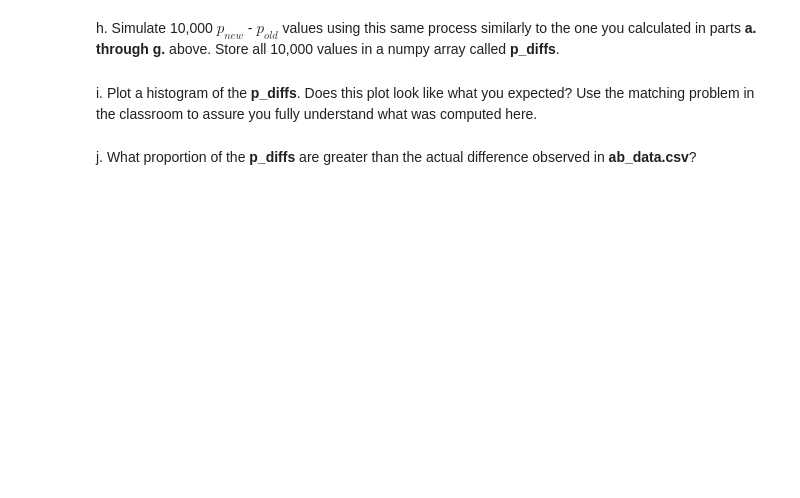
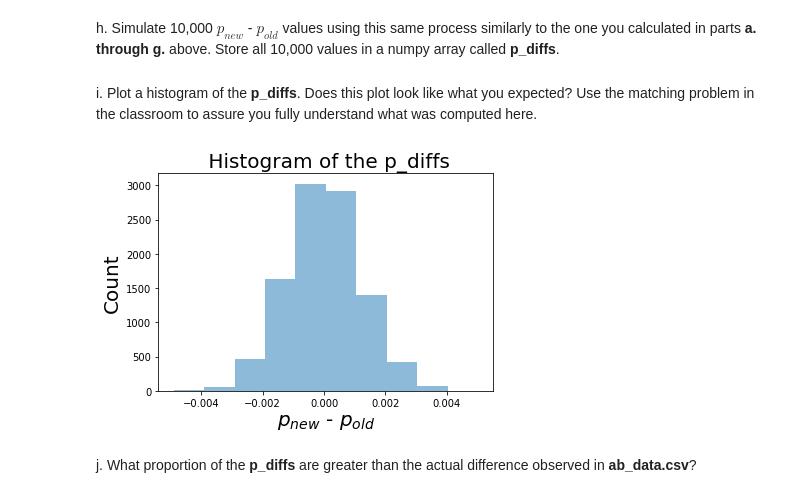
Before and after one commit to bijanfallah/AB_testing_practice, a Jupyter notebook: Analyze_ab_test_results_notebook.ipynb, the cells around one changed output. Drawn from its saved outputs; the diff is of its cells as text; code cells hidden in the pictures; blank space fills up the shorter version.

```diff
--- a/Analyze_ab_test_results_notebook.ipynb
+++ b/Analyze_ab_test_results_notebook.ipynb
@@ -240,0 +246,4 @@ df2.query('converted == 1').shape[0]/df2.shape[0]
+# %%
+p_old = df2.query('converted == 1').shape[0]/df2.shape[0]
+beauti_text(p_old,'What is the convert rate for  $p_{old}$ under the null? :',
+           color="green", on_color="on_white")
@@ -244,5 +255,7 @@ c. What is $n_{new}$?
 
  just count the length of them :
 # %%
-df2.query('landing_page == "new_page"').user_id.nunique()
+n_new = df2.query('landing_page == "new_page"').user_id.nunique()
+beauti_text(n_new,'n_new? :',
+           color="green", on_color="on_white")
 # %% [output]
@@ -250,5 +263,7 @@ df2.query('landing_page == "new_page"').user_id.nunique()
 # %% [markdown]
 d. What is $n_{old}$?
 # %%
-df2.query('landing_page == "old_page"').user_id.nunique()
+n_old = df2.query('landing_page == "old_page"').user_id.nunique()
+beauti_text(n_old,'n_old? :',
+           color="green", on_color="on_white")
 # %% [output]
@@ -262,6 +285,22 @@ g. Find $p_{new}$ - $p_{old}$ for your simulated values from part (e) and (f).
 # %% [markdown]
 h. Simulate 10,000 $p_{new}$ - $p_{old}$ values using this same process similarly to the one you calculated in parts **a. through g.** above.  Store all 10,000 values in a numpy array called **p_diffs**.
+# %%
+p_diffs = []
+for _ in range(10000):
+    pp_new = np.random.choice([0,1],size=n_new, p=[1-p_new, p_new])
+    pp_old = np.random.choice([0,1],size=n_old, p=[1-p_old, p_old])
+    p_diffs.append(pp_new.mean() - pp_old.mean())
 # %% [markdown]
 i. Plot a histogram of the **p_diffs**.  Does this plot look like what you expected?  Use the matching problem in the classroom to assure you fully understand what was computed here.
+# %%
+%matplotlib inline
+p_diffs = np.array(p_diffs)
+plt.hist(p_diffs, alpha=.5);
+plt.xlabel('$p_{new}$ - $p_{old}$', fontsize=20)
+plt.ylabel('Count', fontsize=20)
+plt.title(' Histogram of the p_diffs', fontsize=20)
+plt.show()
+# %% [output]
+[figure, added]
 # %% [markdown]
 j. What proportion of the **p_diffs** are greater than the actual difference observed in **ab_data.csv**?
```
Also changed, not shown: parts of 38 cells of this notebook.
